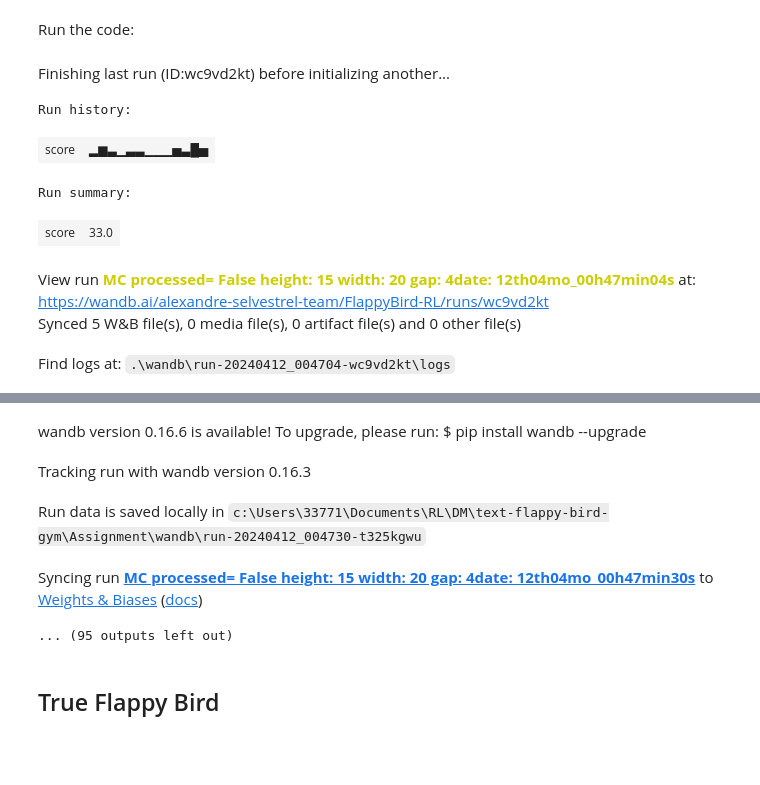
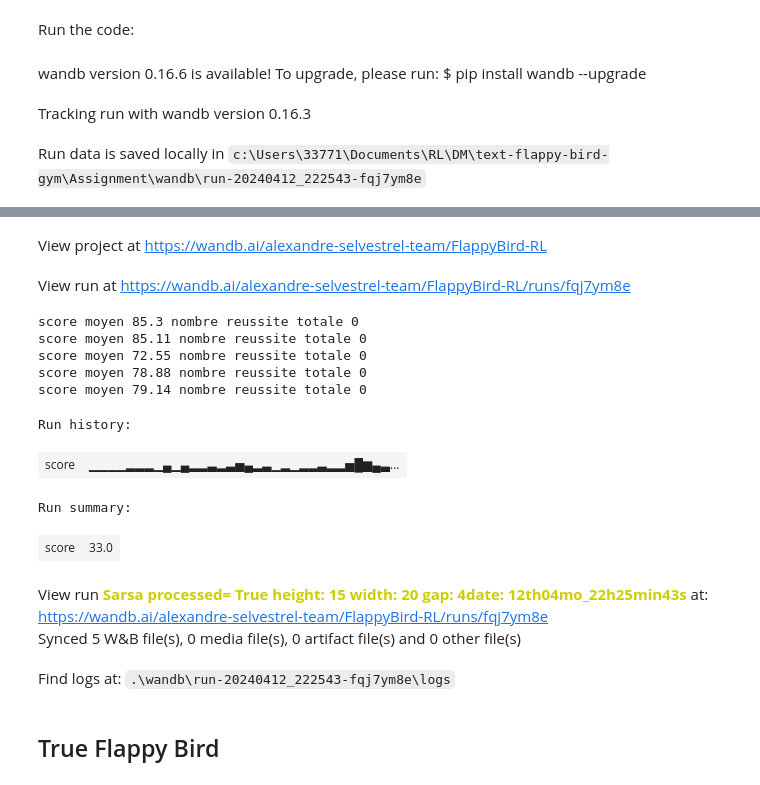
Before and after one commit to AlexandreSelvestre/RL-Assignment, a Jupyter notebook: Assignment Notebook.ipynb, the cells around one changed output, grey strips where cells are left out. Drawn from its saved outputs; the diff is of its cells as text; code cells hidden in the pictures; blank space fills up the shorter version.

```diff
--- a/Assignment Notebook.ipynb
+++ b/Assignment Notebook.ipynb
@@ -240,10 +240,11 @@ def training(env, policy,n_episodes, n_max_step,n_testing_moments = 100):
             # Appy action and return new observation of the environment
             obs, reward, done, _, info = env.step(action)
             policy.update(reward,obs,done)
+        #print(sep_test)
         if num_ep % sep_test == 0:
             score_moyen, n_terminated = testing(env,policy,n_episodes=1,n_max_step= n_max_step)
             li_scores.append(score_moyen)
-            print('score',score_moyen)
+            #print('score',score_moyen)
             if do_wandb:
                 wandb.log({"score": score_moyen}, step=num_ep)
     return li_scores
@@ -297,12 +298,13 @@ if __name__ == '__main__':
     n_max_step = 1000
     n_training = 5000
     n_testing = 100
+    n_testing_moments = 100
     eps = 0.01
     alpha = 0.2
-    #name_env = 'TextFlappyBird-v0' #ne dépend pas de la qualité de l'environnement
-    name_env = 'TextFlappyBird-screen-v0' #dépendant de la qualité de l'environnement
-    name_policy = 'MC'
-    #name_policy = 'Sarsa'
+    name_env = 'TextFlappyBird-v0' #ne dépend pas de la qualité de l'environnement
+    #name_env = 'TextFlappyBird-screen-v0' #dépendant de la qualité de l'environnement
+    #name_policy = 'MC'
+    name_policy = 'Sarsa'
     height = 15
     width = 20
     gap = 4
@@ -314,7 +316,7 @@ if __name__ == '__main__':
         processed = False
     else:
         raise ValueError("This environment doesn't exist!")
-    for run in range(5):
+    for run in range(1):
         date = datetime.datetime.now().strftime('%dth%mmo_%Hh%Mmin%Ss')
         #print(date)
         name = name_policy + ' processed= ' + str(processed) +' height: '+ str(height) + ' width: '+ str(width) + ' gap: ' +str(gap) +'date: '+ str(date)
@@ -339,27 +341,19 @@ if __name__ == '__main__':
         if name_policy == 'MC':
             policy = MC(eps = eps,alpha = alpha, n_max_step = n_max_step,height = height,width = width,gap = gap ,trained = trained, processed = processed)
         elif name_policy:
-            policy = Sarsa(eps = eps,alpha = alpha, n_max_step = n_max_step,height = height,width = width,gap = gap ,trained = trained, processed = processed, lambd = 0.9)
+            policy = Sarsa(eps = eps,alpha = alpha, n_max_step = n_max_step,height = height,width = width,gap = gap ,trained = trained, processed = processed, lambd = 0.009)
         if continue_training or not trained:
-            li_scores = training(env,policy,n_episodes= n_training,n_max_step= n_max_step)
+            li_scores = training(env,policy,n_episodes= n_training,n_max_step= n_max_step,n_testing_moments = n_testing_moments)
             file_name = 'data/scores' + name + '.pkl'
-            #with open(file_name, 'wb') as f:
-            #    pickle.dump(li_scores, f)
-        for _ in range(1):
+        for _ in range(5):
             score_moyen, n_terminated = testing(env,policy,n_episodes= n_testing,n_max_step= n_max_step)
             print("score moyen",score_moyen,"nombre reussite totale", n_terminated)
-        # Render the game
-        #show(env,policy,1)
         policy.save()
         env.close()
         if do_wandb:
             wandb.finish()
+    #show(env,policy,1)
 # %% [output]
-Finishing last run (ID:wc9vd2kt) before initializing another...
+wandb version 0.16.6 is available! To upgrade, please run: $ pip install wandb --upgrade
-Run history:
-| score | ▂▆▃▁▃▃▁▁▁▅▃█▅ |
-Run summary:
-| score | 33.0 |
-View run MC processed= False height: 15 width: 20 gap: 4date: 12th04mo_00h47min04s at: https://wandb.ai/alexandre-selvestrel-team/FlappyBird-RL/runs/wc9vd2kt
-Synced 5 W&B file(s), 0 media file(s), 0 artifact file(s) and 0 other file(s)
+Tracking run with wandb version 0.16.3
-Find logs at: .\wandb\run-20240412_004704-wc9vd2kt\logs
+Run data is saved locally in c:\Users\33771\Documents\RL\DM\text-flappy-bird-gym\Assignment\wandb\run-20240412_222543-fqj7ym8e
@@ -367,8 +361,17 @@ Successfully finished last run (ID:wc9vd2kt). Initializing new run:
-wandb version 0.16.6 is available! To upgrade, please run: $ pip install wandb --upgrade
+View project at https://wandb.ai/alexandre-selvestrel-team/FlappyBird-RL
-Tracking run with wandb version 0.16.3
+View run at https://wandb.ai/alexandre-selvestrel-team/FlappyBird-RL/runs/fqj7ym8e
+score moyen 85.3 nombre reussite totale 0
+score moyen 85.11 nombre reussite totale 0
+score moyen 72.55 nombre reussite totale 0
+score moyen 78.88 nombre reussite totale 0
+score moyen 79.14 nombre reussite totale 0
+Run history:
+| score | ▁▁▁▁▂▂▂▁▄▁▄▂▂▃▂▃▅▄▂▃▁▂▁▂▂▃▂▂▅█▆▄▃... |
+Run summary:
+| score | 33.0 |
-Run data is saved locally in c:\Users\33771\Documents\RL\DM\text-flappy-bird-gym\Assignment\wandb\run-20240412_004730-t325kgwu
+View run Sarsa processed= True height: 15 width: 20 gap: 4date: 12th04mo_22h25min43s at: https://wandb.ai/alexandre-selvestrel-team/FlappyBird-RL/runs/fqj7ym8e
+Synced 5 W&B file(s), 0 media file(s), 0 artifact file(s) and 0 other file(s)
-Syncing run MC processed= False height: 15 width: 20 gap: 4date: 12th04mo_00h47min30s to Weights & Biases (docs)
+Find logs at: .\wandb\run-20240412_222543-fqj7ym8e\logs
-... (95 outputs left out)
 # %% [markdown]
 ## True Flappy Bird
 # %% [markdown]
```
Also changed, not shown: parts of 2 cells of this notebook, 39 other files.
